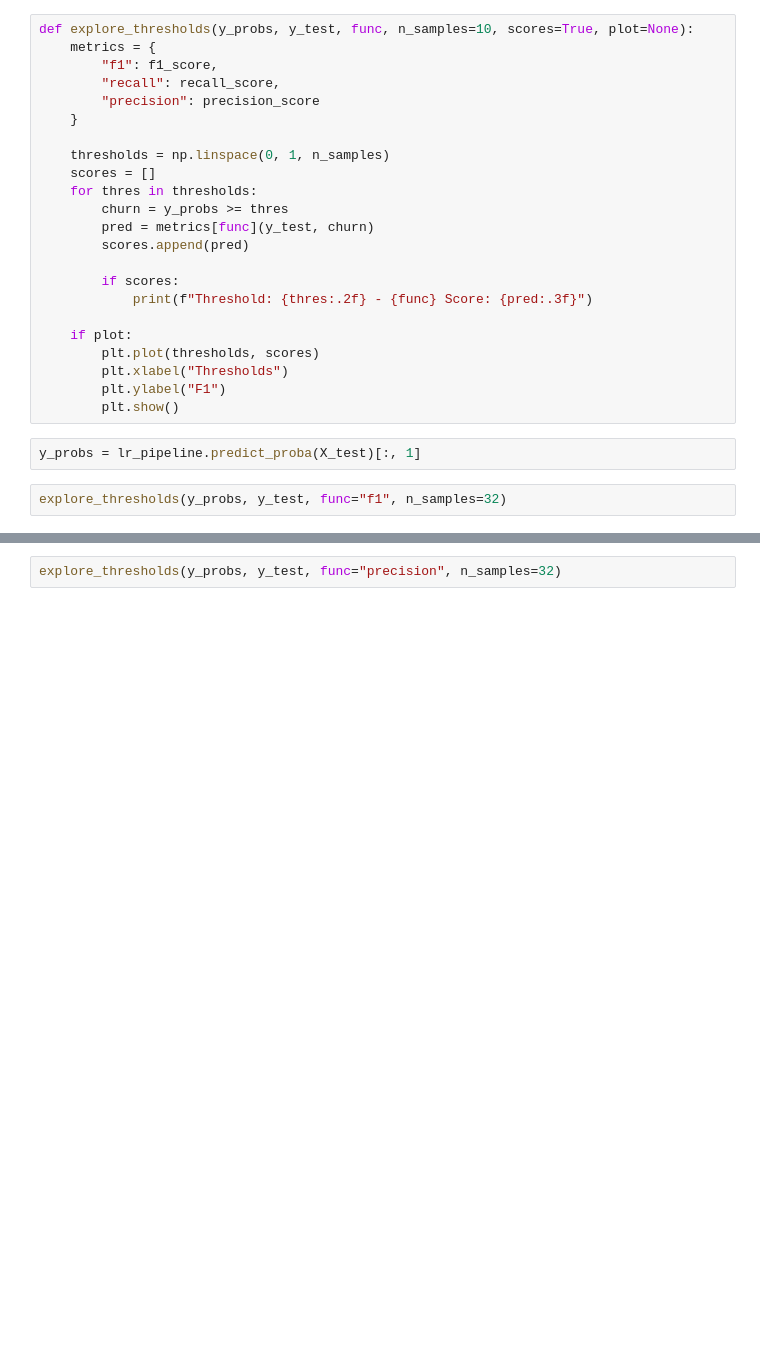
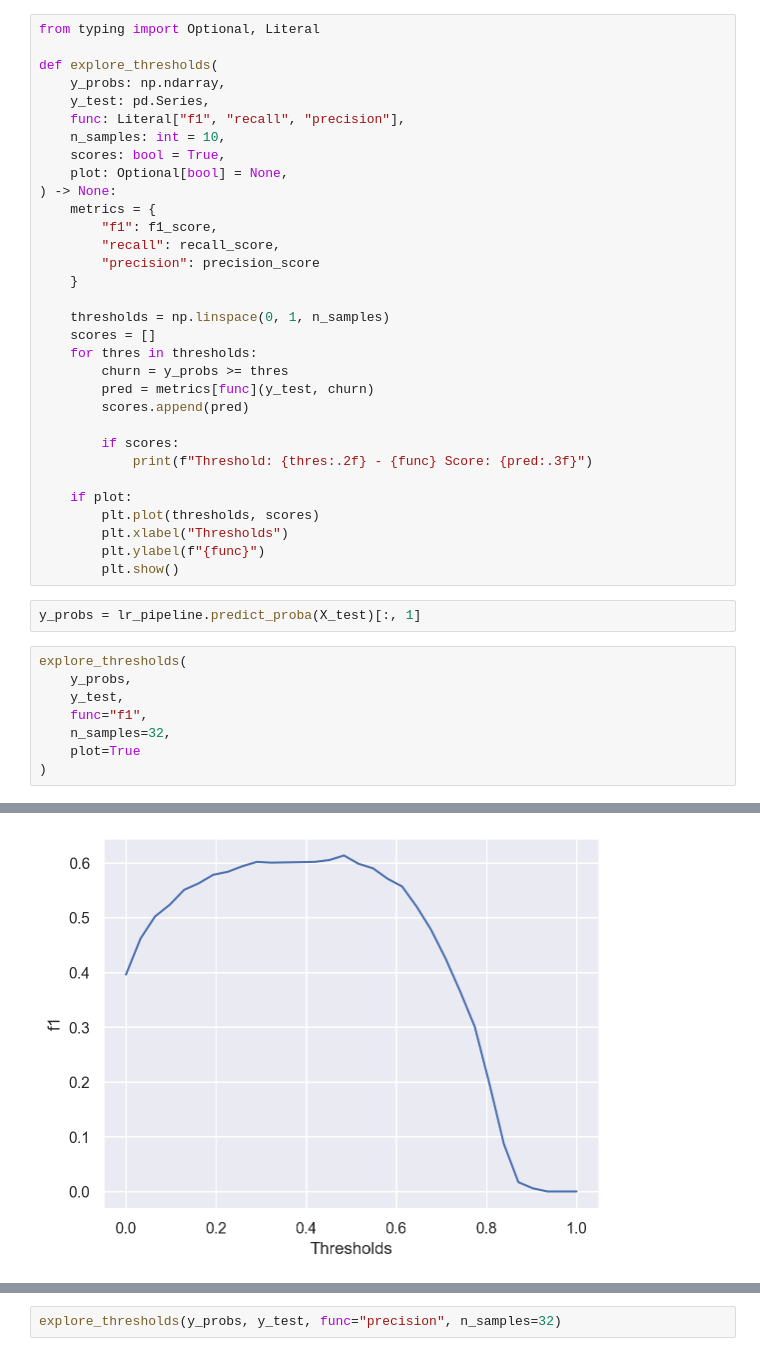
Before and after one commit to abljoel/telco-churn-detection, a Jupyter notebook: notebooks/modeling/01-lr-model-v8.ipynb, the cells around one changed output, grey strips where cells are left out. Cells and saved outputs as stored; diff of their text form; blank space fills up the shorter version.

Commit message:
Update v8 notebook for Logistic Regression thresholding

```diff
--- a/notebooks/modeling/01-lr-model-v8.ipynb
+++ b/notebooks/modeling/01-lr-model-v8.ipynb
@@ -100,7 +100,16 @@ lr_pipeline = create_pipeline(config)
 # %%
 lr_pipeline.train(X_train, y_train)
 # %%
-def explore_thresholds(y_probs, y_test, func, n_samples=10, scores=True, plot=None):
+from typing import Optional, Literal
+
+def explore_thresholds(
+    y_probs: np.ndarray,
+    y_test: pd.Series,
+    func: Literal["f1", "recall", "precision"],
+    n_samples: int = 10,
+    scores: bool = True,
+    plot: Optional[bool] = None,
+) -> None:
     metrics = {
         "f1": f1_score,
         "recall": recall_score,
@@ -120,28 +129,35 @@ def explore_thresholds(y_probs, y_test, func, n_samples=10, scores=True, plot=No
     if plot:
         plt.plot(thresholds, scores)
         plt.xlabel("Thresholds")
-        plt.ylabel("F1")
+        plt.ylabel(f"{func}")
         plt.show()
 # %%
 y_probs = lr_pipeline.predict_proba(X_test)[:, 1]
 # %%
-explore_thresholds(y_probs, y_test, func="f1", n_samples=32)
+explore_thresholds(
+    y_probs,
+    y_test,
+    func="f1",
+    n_samples=32,
+    plot=True
+)
 # %% [output]
 Threshold: 0.00 - f1 Score: 0.396
 Threshold: 0.03 - f1 Score: 0.462
 Threshold: 0.06 - f1 Score: 0.502
 Threshold: 0.10 - f1 Score: 0.523
 Threshold: 0.13 - f1 Score: 0.551
 Threshold: 0.16 - f1 Score: 0.563
 Threshold: 0.19 - f1 Score: 0.578
 Threshold: 0.23 - f1 Score: 0.584
 Threshold: 0.26 - f1 Score: 0.594
 Threshold: 0.29 - f1 Score: 0.602
 Threshold: 0.32 - f1 Score: 0.600
 Threshold: 0.35 - f1 Score: 0.601
 ... (16 lines left out)
 Threshold: 0.90 - f1 Score: 0.006
 Threshold: 0.94 - f1 Score: 0.000
 Threshold: 0.97 - f1 Score: 0.000
 Threshold: 1.00 - f1 Score: 0.000
+[figure, added]
 # %%
```
Also changed, not shown: parts of 2 cells of this notebook.
